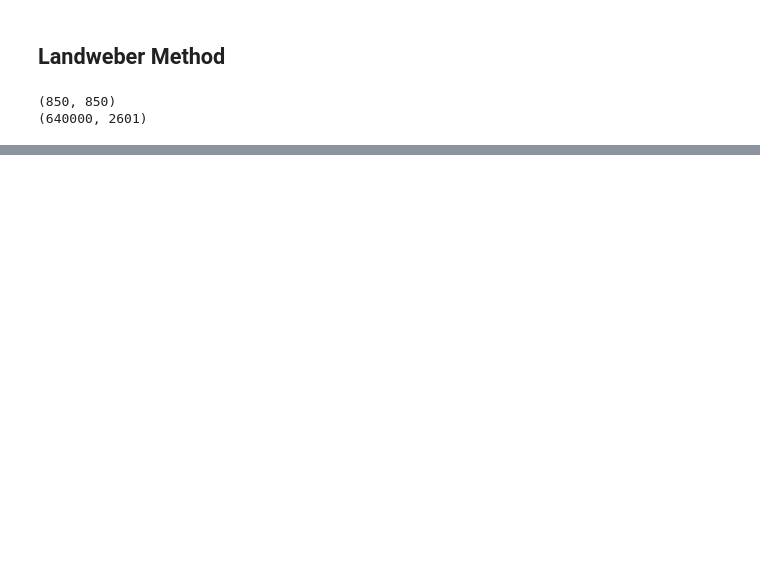
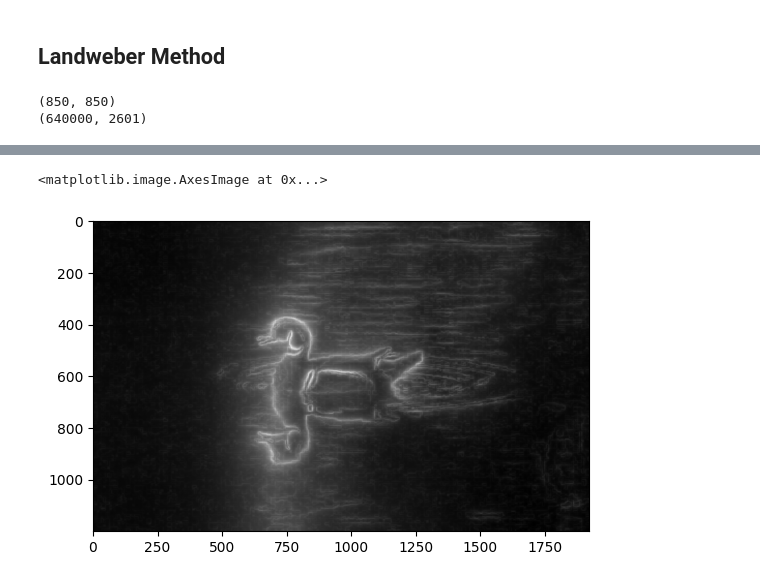
Before and after one commit to WesleyVong/cs445_final_project, a Jupyter notebook: final_project.ipynb, the cells around one changed output, grey strips where cells are left out. Cells and saved outputs as stored; diff of their text form; code cells hidden in the pictures; blank space fills up the shorter version.

```diff
--- a/final_project.ipynb
+++ b/final_project.ipynb
@@ -148,0 +191,17 @@ plt.imshow(k_rec_landweber.reshape((51,51)), cmap='gray')
+# %%
+def generate_gain_map(Nd, alpha=0.08):
+    gaussian_pyramid = tuple(skimage.transform.pyramid_gaussian(skimage.color.rgb2gray(Nd[:,:,[2,1,0]]), max_layer=-1, sigma=0.5))
+    grad_sum = 0
+    for l in range(len(gaussian_pyramid)):
+        gh = skimage.filters.sobel_h(gaussian_pyramid[l])
+        gv = skimage.filters.sobel_v(gaussian_pyramid[l])
+        grad = np.sqrt(gh**2+gv**2)
+        if l > 0:
+            grad = cv2.resize(grad, (gaussian_pyramid[0].shape[1], gaussian_pyramid[0].shape[0]))
+
+        grad_sum += grad
+
+    I_gain = (1-alpha) + alpha * grad_sum
+    I_gain = (I_gain-I_gain.min()) / (I_gain.max()-I_gain.min())
+
+    return I_gain
@@ -148,0 +218,6 @@ plt.imshow(k_rec_landweber.reshape((51,51)), cmap='gray')
+# %%
+I_gain = generate_gain_map(img_denoised)
+plt.imshow(I_gain,cmap='gray')
+# %% [output]
+<matplotlib.image.AxesImage at 0x...>
+[figure, added]
```
Also changed, not shown: parts of 24 cells of this notebook.
